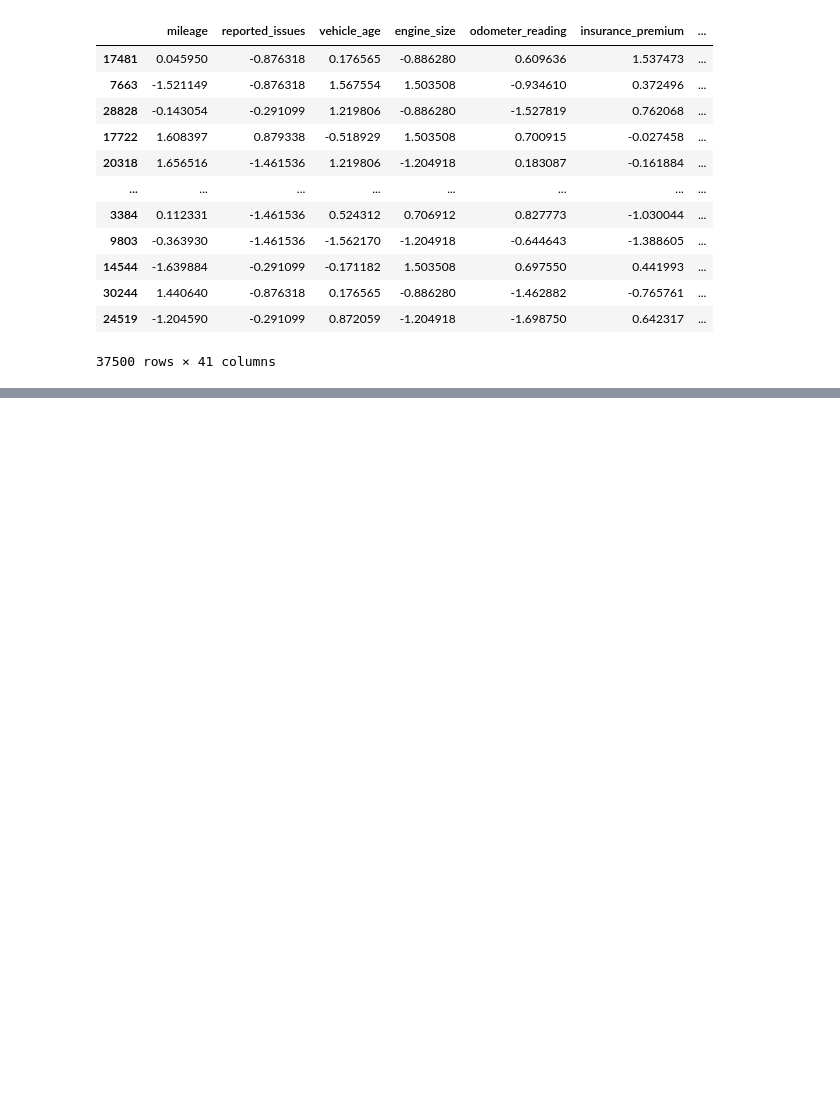
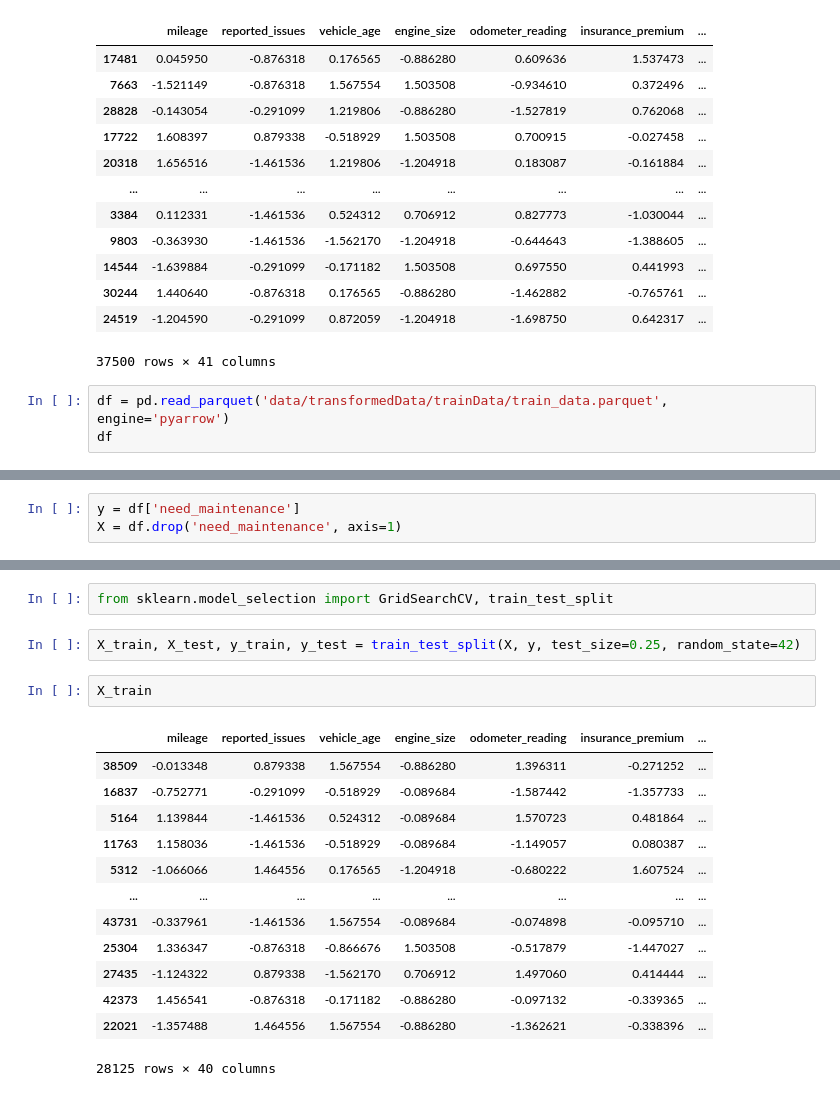
Before and after one commit to sahil82764/Vehicle_Maintenance_Prediction, a Jupyter notebook: samp1.ipynb, the cells around one changed output, grey strips where cells are left out. Drawn from its saved outputs; the diff is of its cells as text; blank space fills up the shorter version.

Commit message:
Model Trainer Module Completed

```diff
--- a/samp1.ipynb
+++ b/samp1.ipynb
@@ -363,3 +363,6 @@ df3
 | 30244 | 1.440640 | -0.876318 | 0.176565 | -0.886280 | -1.462882 | -0.765761 | ... |
 | 24519 | -1.204590 | -0.291099 | 0.872059 | -1.204918 | -1.698750 | 0.642317 | ... |
 37500 rows × 41 columns
+# %%
+df = pd.read_parquet('data/transformedData/trainData/train_data.parquet', engine='pyarrow')
+df
@@ -365,0 +383,3 @@ df3
+# %%
+y = df['need_maintenance']
+X = df.drop('need_maintenance', axis=1)
@@ -365,0 +402,20 @@ df3
+# %%
+from sklearn.model_selection import GridSearchCV, train_test_split
+# %%
+X_train, X_test, y_train, y_test = train_test_split(X, y, test_size=0.25, random_state=42)
+# %%
+X_train
+# %% [output]
+|  | mileage | reported_issues | vehicle_age | engine_size | odometer_reading | insurance_premium | ... |
+| 38509 | -0.013348 | 0.879338 | 1.567554 | -0.886280 | 1.396311 | -0.271252 | ... |
+| 16837 | -0.752771 | -0.291099 | -0.518929 | -0.089684 | -1.587442 | -1.357733 | ... |
+| 5164 | 1.139844 | -1.461536 | 0.524312 | -0.089684 | 1.570723 | 0.481864 | ... |
+| 11763 | 1.158036 | -1.461536 | -0.518929 | -0.089684 | -1.149057 | 0.080387 | ... |
+| 5312 | -1.066066 | 1.464556 | 0.176565 | -1.204918 | -0.680222 | 1.607524 | ... |
+| ... | ... | ... | ... | ... | ... | ... | ... |
+| 43731 | -0.337961 | -1.461536 | 1.567554 | -0.089684 | -0.074898 | -0.095710 | ... |
+| 25304 | 1.336347 | -0.876318 | -0.866676 | 1.503508 | -0.517879 | -1.447027 | ... |
+| 27435 | -1.124322 | 0.879338 | -1.562170 | 0.706912 | 1.497060 | 0.414444 | ... |
+| 42373 | 1.456541 | -0.876318 | -0.171182 | -0.886280 | -0.097132 | -0.339365 | ... |
+| 22021 | -1.357488 | 1.464556 | 1.567554 | -0.886280 | -1.362621 | -0.338396 | ... |
+28125 rows × 40 columns
```
Also changed, not shown: parts of 5 cells of this notebook, 4 other files.
